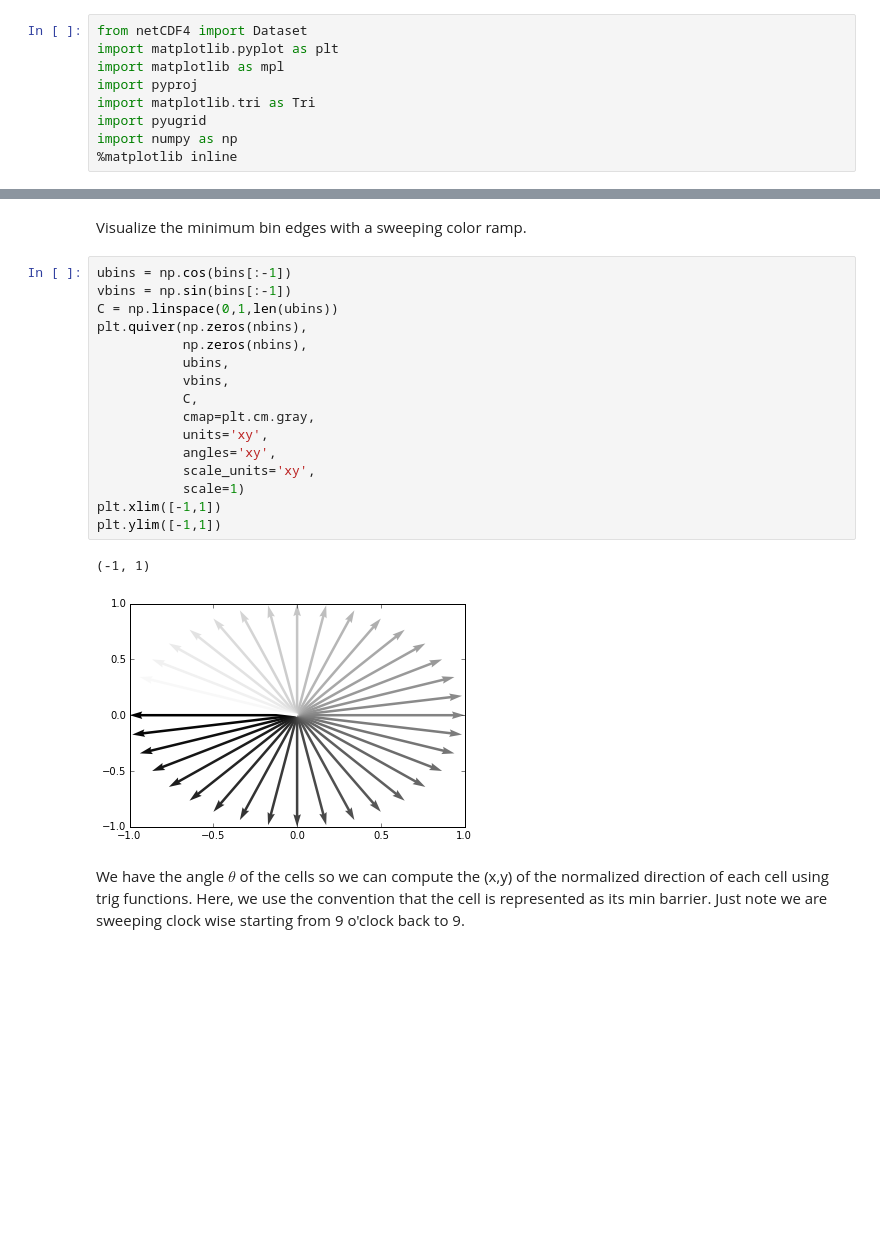
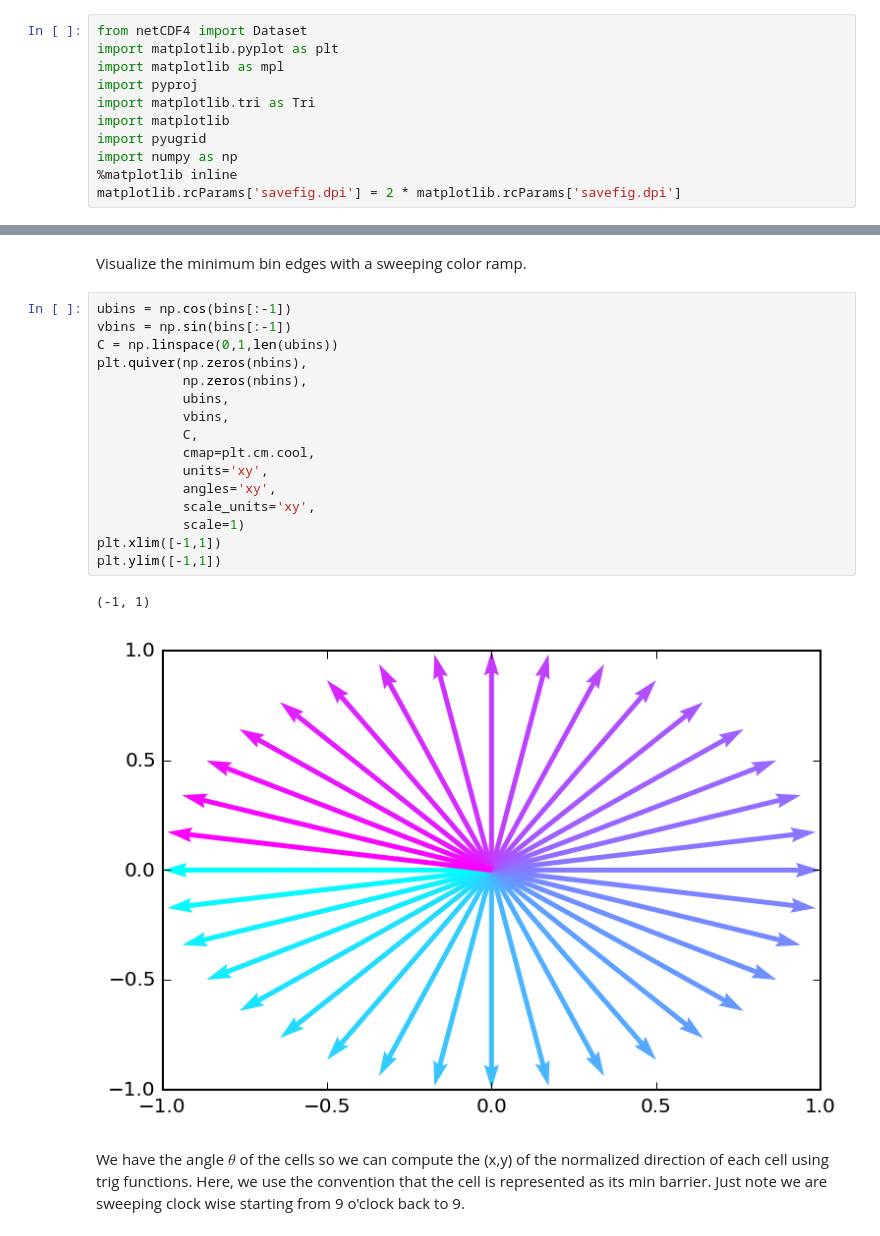
Before and after one commit to brandonmayer-zz/comt_testbed_notebooks, a Jupyter notebook: HOG.ipynb, the cells around one changed output, grey strips where cells are left out. Cells and saved outputs as stored; diff of their text form; blank space fills up the shorter version.

```diff
--- a/HOG.ipynb
+++ b/HOG.ipynb
@@ -6,9 +6,11 @@ import matplotlib.pyplot as plt
 import matplotlib as mpl
 import pyproj
 import matplotlib.tri as Tri
+import matplotlib
 import pyugrid
 import numpy as np
 %matplotlib inline
+matplotlib.rcParams['savefig.dpi'] = 2 * matplotlib.rcParams['savefig.dpi']
 # %% [markdown]
 Some Simple Directional data. 3 vectors pointing from (0,0) --> (1,0) with unit length and 6 vectors pointing from (0,0) --> (-1,0), 5 with unit length and 1 with magnitude of 2
 # %%
@@ -53,22 +55,22 @@ Visualize the minimum bin edges with a sweeping color ramp.
 # %%
 ubins = np.cos(bins[:-1])
 vbins = np.sin(bins[:-1])
 C = np.linspace(0,1,len(ubins))
 plt.quiver(np.zeros(nbins),
            np.zeros(nbins),
            ubins,
            vbins,
            C,
-           cmap=plt.cm.gray,
+           cmap=plt.cm.cool,
            units='xy',
            angles='xy',
            scale_units='xy',
            scale=1)
 plt.xlim([-1,1])
 plt.ylim([-1,1])
 # %% [output]
 (-1, 1)
-[figure, old version]
+[figure, new version]
 # %% [markdown]
 We have the angle $\theta$ of the cells so we can compute the (x,y) of the normalized direction of each cell using trig functions. Here, we use the convention that the cell is represented as its min barrier. Just note we are sweeping clock wise starting from 9 o'clock back to 9.
 # %% [markdown]
```
Also changed, not shown: parts of 22 cells of this notebook, 1 other file.
